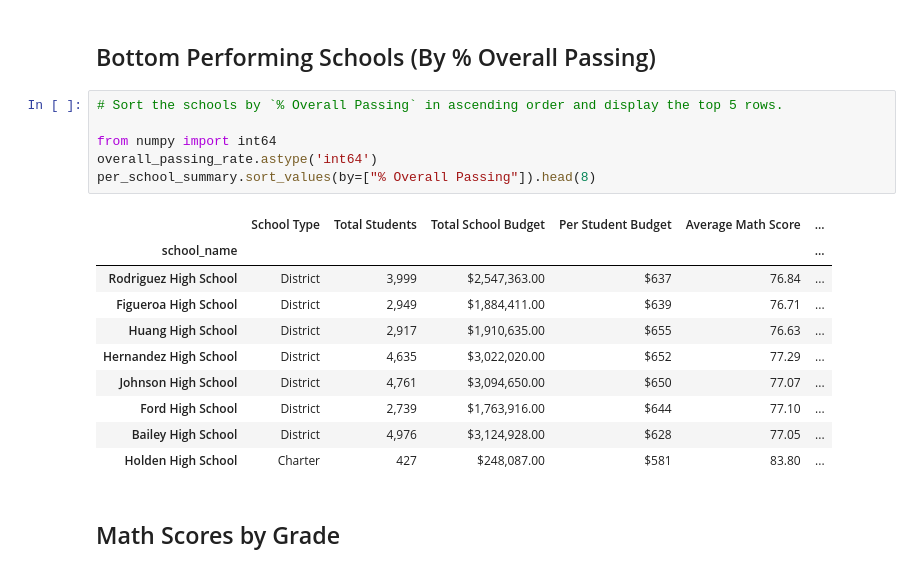
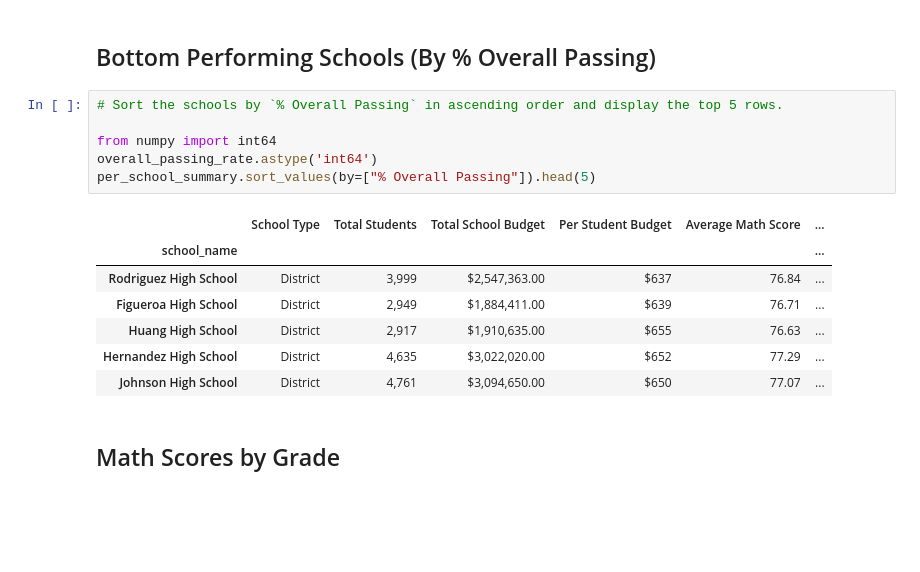
Before and after one commit to vgpass/pandas-challenge, a Jupyter notebook: PyCitySchools/PyCitySchools_complete.ipynb, the cells around one changed output. Saved outputs shown, nothing was run; the diff lists cells and outputs as text; blank space fills up the shorter version.

```diff
--- a/PyCitySchools/PyCitySchools_complete.ipynb
+++ b/PyCitySchools/PyCitySchools_complete.ipynb
@@ -255,20 +275,17 @@ per_school_summary.sort_values(by=["% Overall Passing"], ascending=False).head(5
 # %%
 # Sort the schools by `% Overall Passing` in ascending order and display the top 5 rows.
 
 from numpy import int64
 overall_passing_rate.astype('int64')
-per_school_summary.sort_values(by=["% Overall Passing"]).head(8)
+per_school_summary.sort_values(by=["% Overall Passing"]).head(5)
 # %% [output]
 |  | School Type | Total Students | Total School Budget | Per Student Budget | Average Math Score | ... |
 | school_name |  |  |  |  |  | ... |
 | Rodriguez High School | District | 3,999 | $2,547,363.00 | $637 | 76.84 | ... |
 | Figueroa High School | District | 2,949 | $1,884,411.00 | $639 | 76.71 | ... |
 | Huang High School | District | 2,917 | $1,910,635.00 | $655 | 76.63 | ... |
 | Hernandez High School | District | 4,635 | $3,022,020.00 | $652 | 77.29 | ... |
 | Johnson High School | District | 4,761 | $3,094,650.00 | $650 | 77.07 | ... |
-| Ford High School | District | 2,739 | $1,763,916.00 | $644 | 77.10 | ... |
-| Bailey High School | District | 4,976 | $3,124,928.00 | $628 | 77.05 | ... |
-| Holden High School | Charter | 427 | $248,087.00 | $581 | 83.80 | ... |
 # %% [markdown]
 ## Math Scores by Grade
 # %%
```
Also changed, not shown: parts of 4 cells of this notebook, 1 other file.
